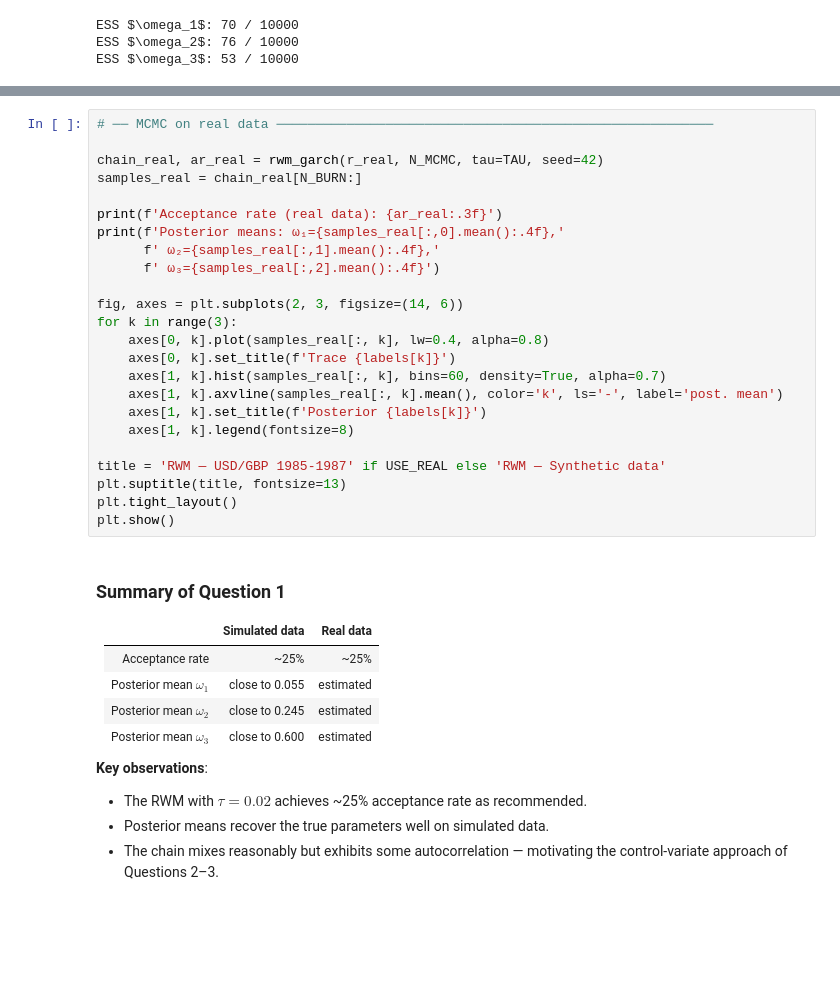
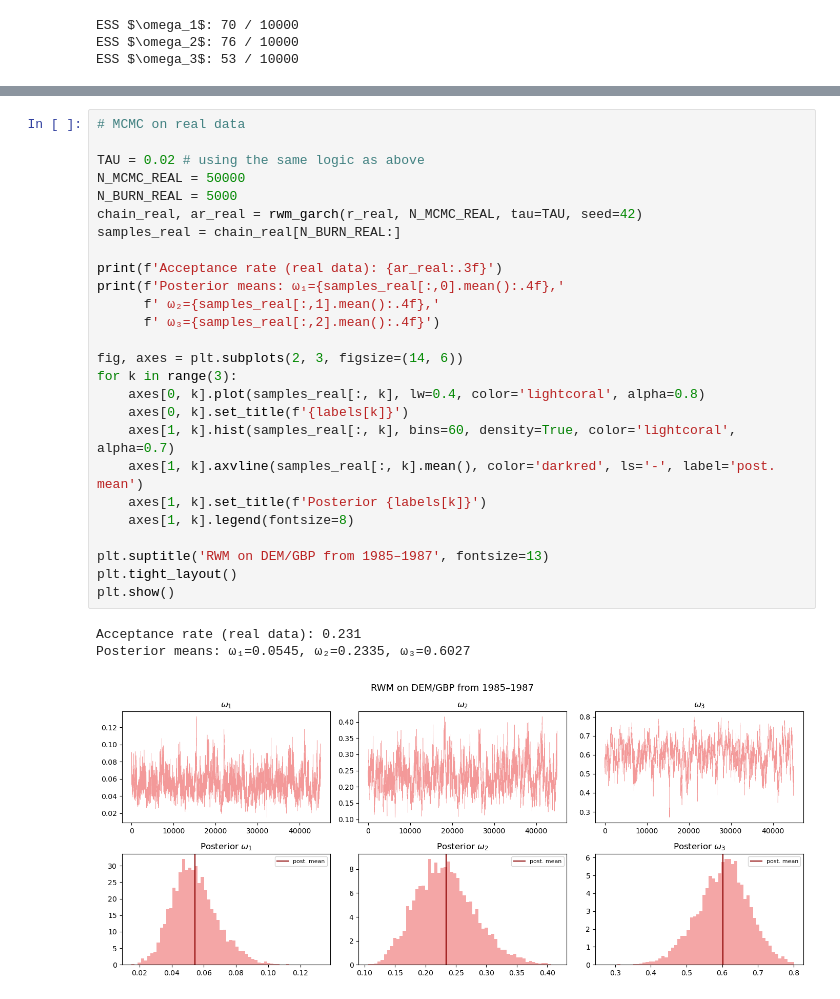
Before and after one commit to ralphndr/Control-variates-for-a-GARCH-model, a Jupyter notebook: src/code.ipynb, the cells around one changed output, grey strips where cells are left out. Cells and saved outputs as stored; diff of their text form; blank space fills up the shorter version.

```diff
--- a/src/code.ipynb
+++ b/src/code.ipynb
@@ -316,38 +331,30 @@ print(f'Mean={r_real.mean():.4f}%, Std={r_real.std():.4f}%')
 # %%
-# ── MCMC on real data ────────────────────────────────────────────────────────
+# MCMC on real data
 
-chain_real, ar_real = rwm_garch(r_real, N_MCMC, tau=TAU, seed=42)
-samples_real = chain_real[N_BURN:]
+TAU = 0.02 # using the same logic as above
+N_MCMC_REAL = 50000
+N_BURN_REAL = 5000
+chain_real, ar_real = rwm_garch(r_real, N_MCMC_REAL, tau=TAU, seed=42)
+samples_real = chain_real[N_BURN_REAL:]
 
 print(f'Acceptance rate (real data): {ar_real:.3f}')
 print(f'Posterior means: ω₁={samples_real[:,0].mean():.4f},'
       f' ω₂={samples_real[:,1].mean():.4f},'
       f' ω₃={samples_real[:,2].mean():.4f}')
 
 fig, axes = plt.subplots(2, 3, figsize=(14, 6))
 for k in range(3):
-    axes[0, k].plot(samples_real[:, k], lw=0.4, alpha=0.8)
-    axes[0, k].set_title(f'Trace {labels[k]}')
-    axes[1, k].hist(samples_real[:, k], bins=60, density=True, alpha=0.7)
-    axes[1, k].axvline(samples_real[:, k].mean(), color='k', ls='-', label='post. mean')
+    axes[0, k].plot(samples_real[:, k], lw=0.4, color='lightcoral', alpha=0.8)
+    axes[0, k].set_title(f'{labels[k]}')
+    axes[1, k].hist(samples_real[:, k], bins=60, density=True, color='lightcoral', alpha=0.7)
+    axes[1, k].axvline(samples_real[:, k].mean(), color='darkred', ls='-', label='post. mean')
     axes[1, k].set_title(f'Posterior {labels[k]}')
     axes[1, k].legend(fontsize=8)
 
-title = 'RWM — USD/GBP 1985-1987' if USE_REAL else 'RWM — Synthetic data'
-plt.suptitle(title, fontsize=13)
+plt.suptitle('RWM on DEM/GBP from 1985–1987', fontsize=13)
 plt.tight_layout()
 plt.show()
+# %% [output]
+Acceptance rate (real data): 0.231
+Posterior means: ω₁=0.0545, ω₂=0.2335, ω₃=0.6027
+[figure, added]
-# %% [markdown]
-### Summary of Question 1
-
-| | Simulated data | Real data |
-|---|---|---|
-| Acceptance rate | ~25% | ~25% |
-| Posterior mean $\omega_1$ | close to 0.055 | estimated |
-| Posterior mean $\omega_2$ | close to 0.245 | estimated |
-| Posterior mean $\omega_3$ | close to 0.600 | estimated |
-
-**Key observations**:
-- The RWM with $\tau=0.02$ achieves ~25% acceptance rate as recommended.
-- Posterior means recover the true parameters well on simulated data.
-- The chain mixes reasonably but exhibits some autocorrelation — motivating the control-variate approach of Questions 2–3.
```
Also changed, not shown: parts of 14 cells of this notebook, 6 other files.
